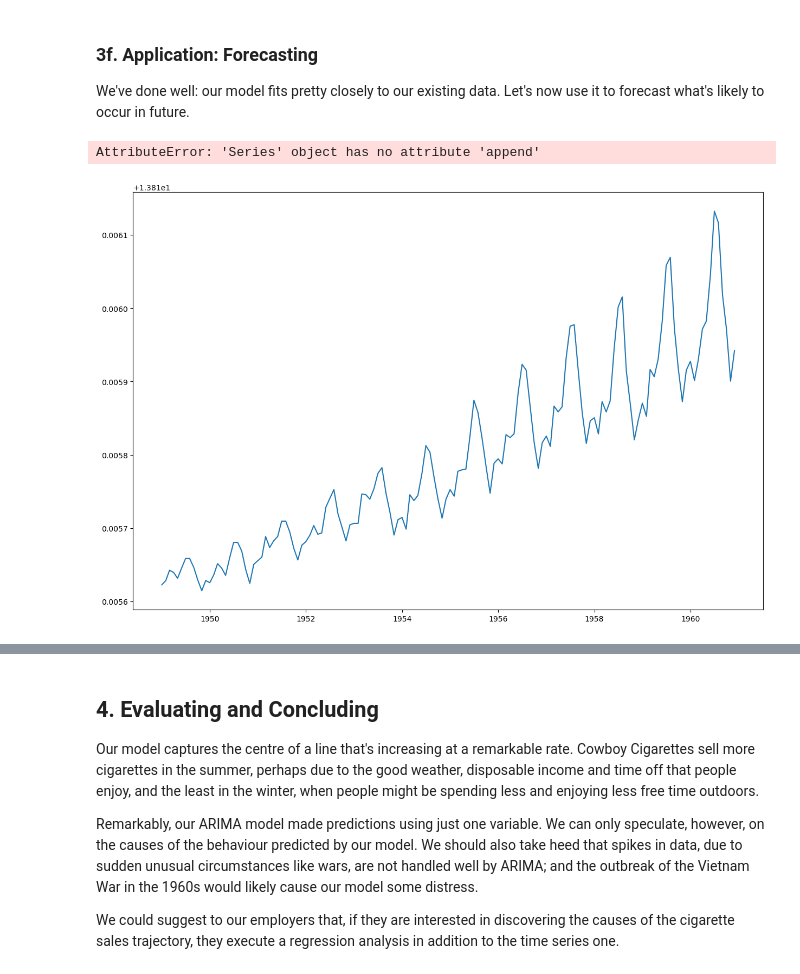
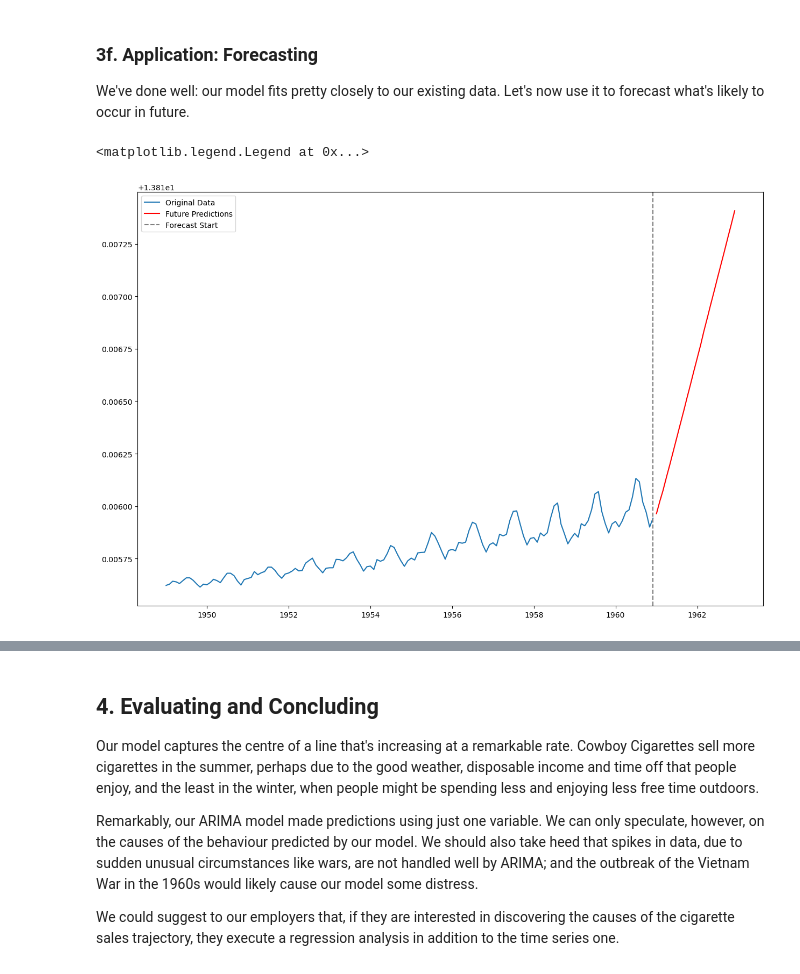
Before and after one commit to audreymalloy/Springboard_DataScience, a Jupyter notebook: CaseStudies/CowboyCigCaseStudy/CowboyCigarettesCaseStudy.ipynb, the cells around one changed output, grey strips where cells are left out. Drawn from its saved outputs; the diff is of its cells as text; code cells hidden in the pictures.

Commit message:
time series case study

```diff
--- a/CaseStudies/CowboyCigCaseStudy/CowboyCigarettesCaseStudy.ipynb
+++ b/CaseStudies/CowboyCigCaseStudy/CowboyCigarettesCaseStudy.ipynb
@@ -466,10 +452,24 @@ future_months['Prediction'] = forecast[0]
-# %%
-
-# Plot your future predictions
-plt.figure(figsize=(15,10))
-plt.plot(y_log)
-plt.plot(y_log['Nov 1960'].append(future_months['Prediction']))
-plt.show()
-# %% [output]
-AttributeError: 'Series' object has no attribute 'append'
-[figure, removed]
+# %%
+forecast_period = 24
+date_range = pd.date_range(y_log.index[-1], periods=forecast_period + 1, freq='MS').strftime("%Y-%m-%d").tolist()[1:]
+
+# Create a DataFrame for the future months with predictions
+future_months = pd.DataFrame(date_range, columns=['Month'])
+future_months['Prediction'] = model_fit.forecast(steps=forecast_period)
+
+# Convert the 'Month' column to a datetime object
+future_months['Month'] = pd.to_datetime(future_months['Month'])
+future_months.set_index('Month', inplace=True)
+
+# Concatenate the original time series data with the future predictions
+combined_series = pd.concat([y_log, future_months['Prediction']])
+
+# Plot the original time series data and future predictions
+plt.figure(figsize=(15,10))
+plt.plot(y_log, label='Original Data')
+plt.plot(future_predictions, color='red', label='Future Predictions')
+plt.axvline(x=y_log.index[-1], color='gray', linestyle='--', label='Forecast Start')
+plt.legend()
+# %% [output]
+<matplotlib.legend.Legend at 0x...>
+[figure, added]
```
Also changed, not shown: parts of 6 cells of this notebook.
